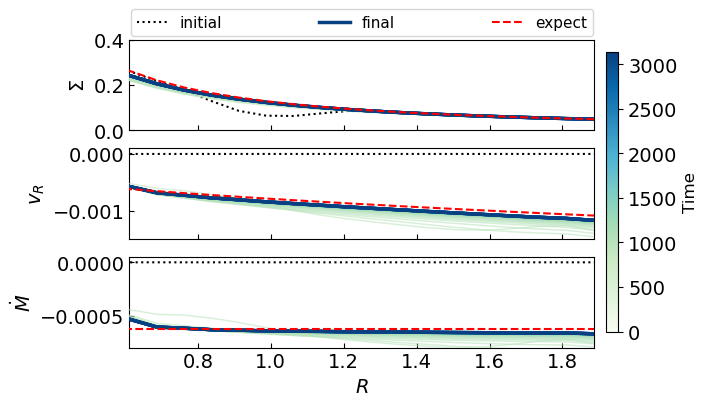
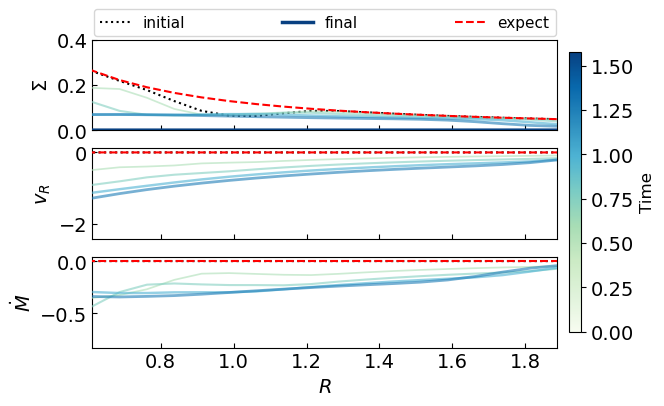
Unified diff of the notebook cell whose output changed from the first chart to the second:
--- before
+++ after
@@ -1,5 +1,5 @@
 ## Plot density, v_r, and Mdot
 
-snapshot_plot = snapshot_list[0:101:5]
+snapshot_plot = snapshot_list[0:6:1]
 
 norm   = mcolors.PowerNorm(gamma=1.5, vmin=0, vmax=len(snapshot_plot)-1)
@@ -86,6 +86,8 @@
 
 axs[0].set_ylim(0, .4)
-axs[1].set_ylim(-1.5e-3, 1e-4)
-axs[2].set_ylim(-8e-4, 5e-5)
+
+# limits used in disk-sph plots
+#axs[1].set_ylim(-1.5e-3, 1e-4)
+#axs[2].set_ylim(-8e-4, 5e-5)
 
 axs[0].legend(

Commit: first attempt at new disk-tilted wrong